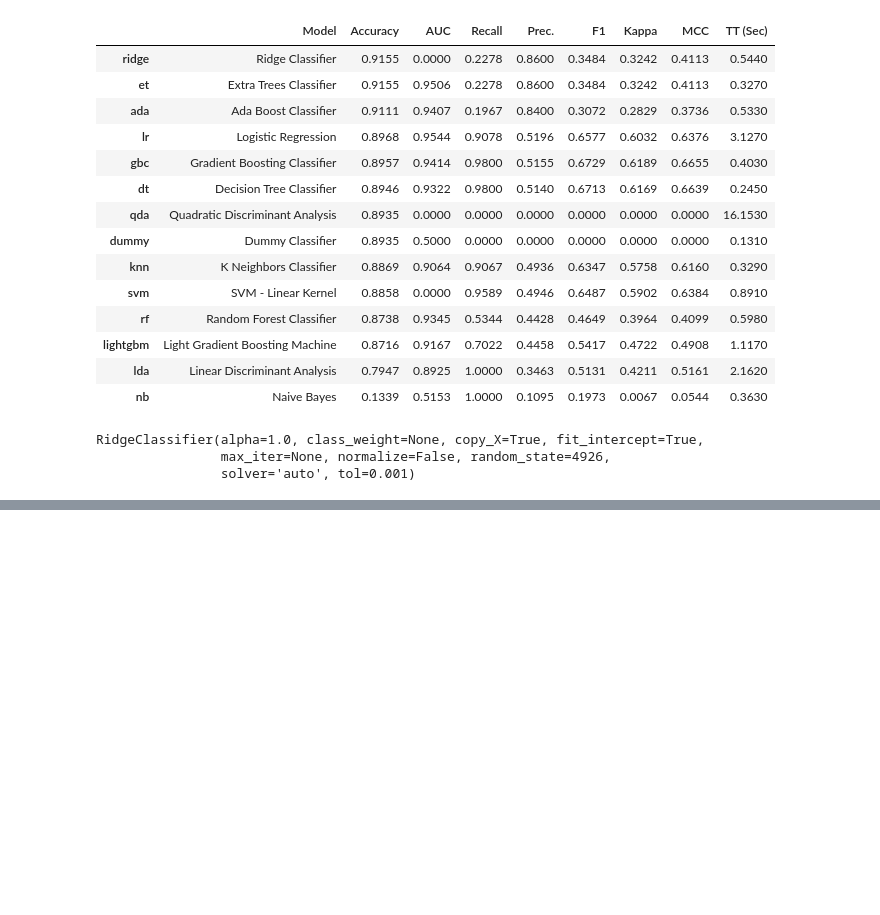
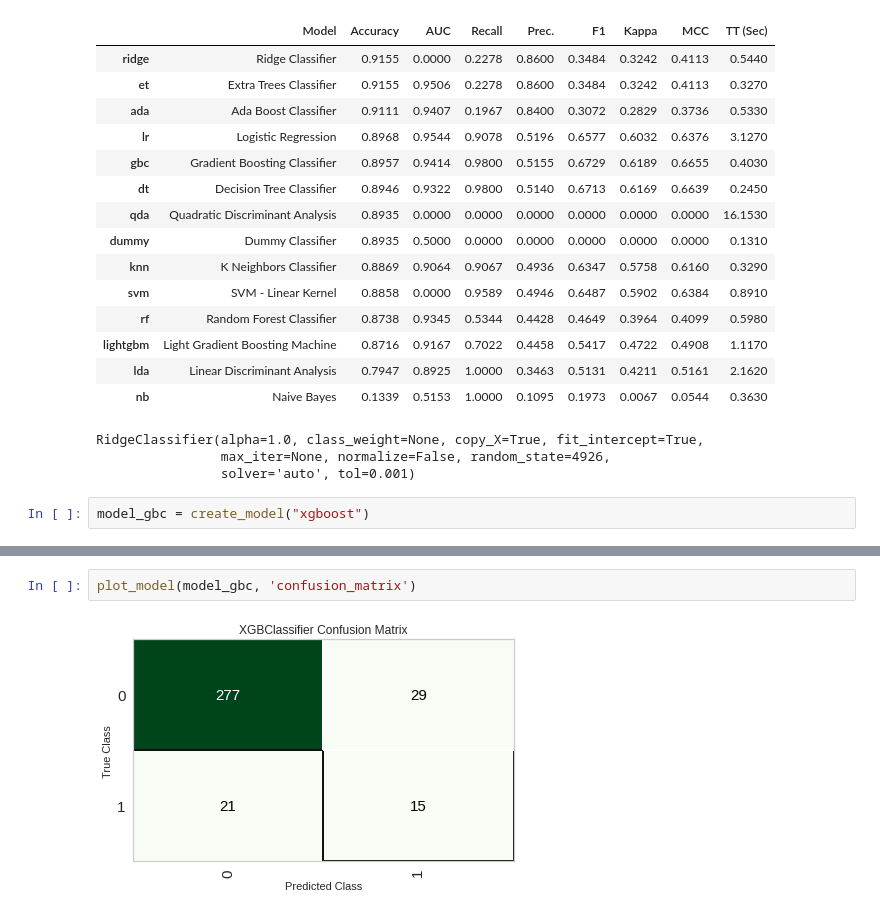
Before and after one commit to smrrazavian/child_abuse_detection, a Jupyter notebook: testNotebook.ipynb, the cells around one changed output, grey strips where cells are left out. Saved outputs shown, nothing was run; the diff lists cells and outputs as text; blank space fills up the shorter version.

```diff
--- a/testNotebook.ipynb
+++ b/testNotebook.ipynb
@@ -164,3 +165,5 @@ compare_models()
 RidgeClassifier(alpha=1.0, class_weight=None, copy_X=True, fit_intercept=True,
                 max_iter=None, normalize=False, random_state=4926,
                 solver='auto', tol=0.001)
+# %%
+model_gbc = create_model("xgboost")
@@ -166,0 +185,4 @@ RidgeClassifier(alpha=1.0, class_weight=None, copy_X=True, fit_intercept=True,
+# %%
+plot_model(model_gbc, 'confusion_matrix')
+# %% [output]
+[figure, added]
```
Also changed, not shown: parts of 3 cells of this notebook, 7 other files.
